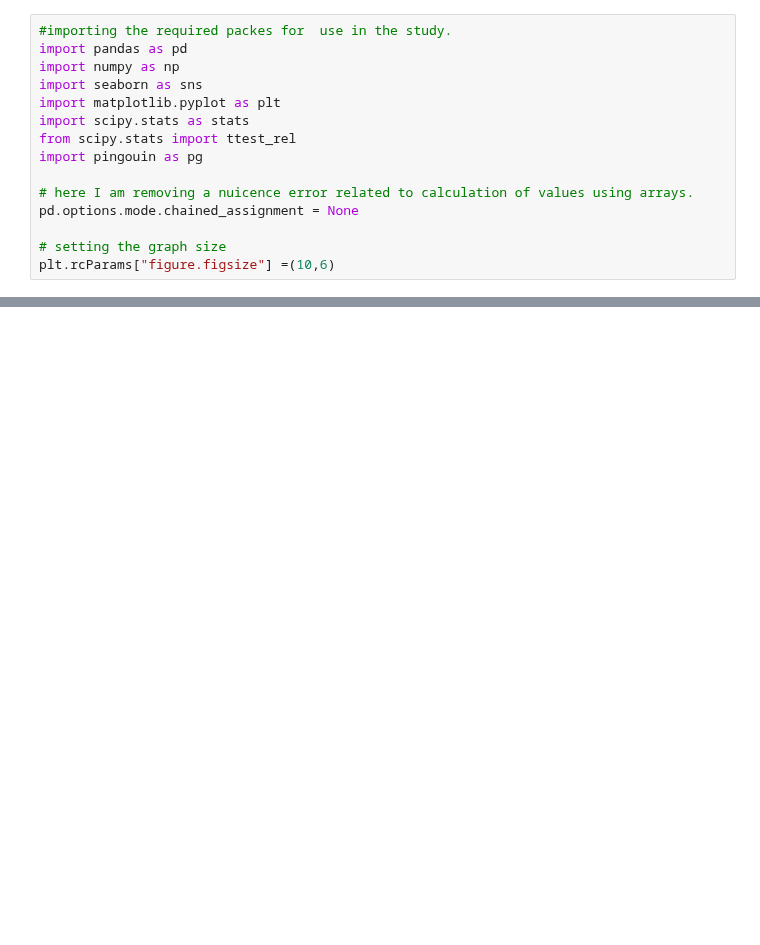
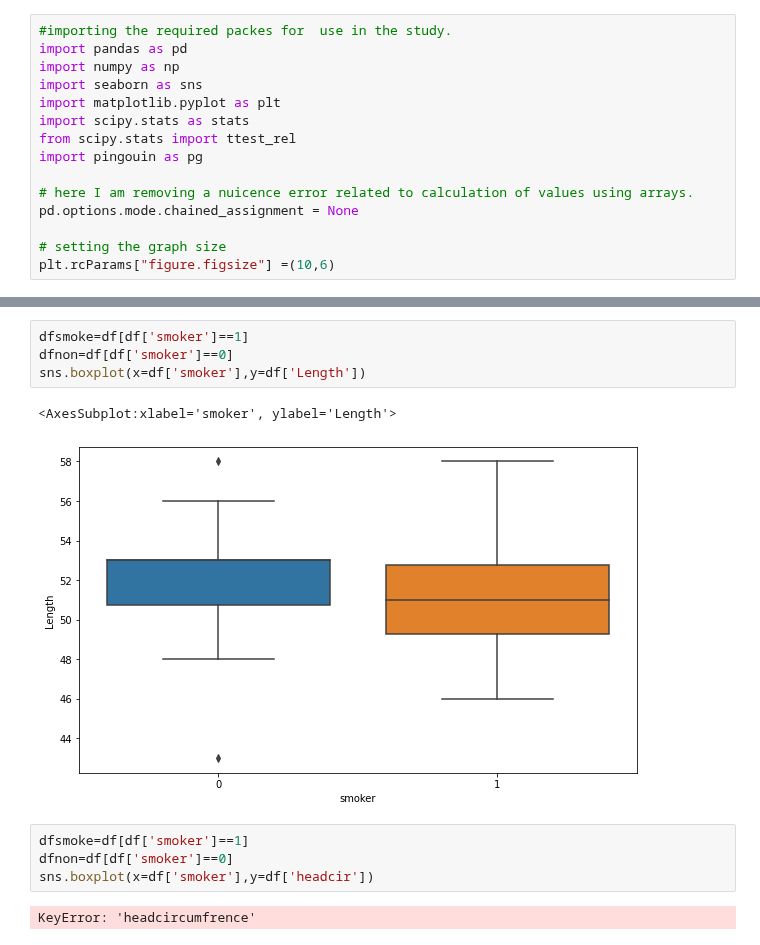
Before and after one commit to Jonathangmit/Machine-learning-and-statistics, a Jupyter notebook: Sheffield stats birth.ipynb, the cells around one changed output, grey strips where cells are left out. Drawn from its saved outputs; the diff is of its cells as text; blank space fills up the shorter version.

```diff
--- a/Sheffield stats birth.ipynb
+++ b/Sheffield stats birth.ipynb
@@ -26,0 +48,13 @@ df.tail()
+# %%
+dfsmoke=df[df['smoker']==1]
+dfnon=df[df['smoker']==0]
+sns.boxplot(x=df['smoker'],y=df['Length'])
+# %% [output]
+<AxesSubplot:xlabel='smoker', ylabel='Length'>
+[figure, added]
+# %%
+dfsmoke=df[df['smoker']==1]
+dfnon=df[df['smoker']==0]
+sns.boxplot(x=df['smoker'],y=df['headcir'])
+# %% [output]
+KeyError: 'headcircumfrence'
```
Also changed, not shown: parts of 4 cells of this notebook, 1 other file.
